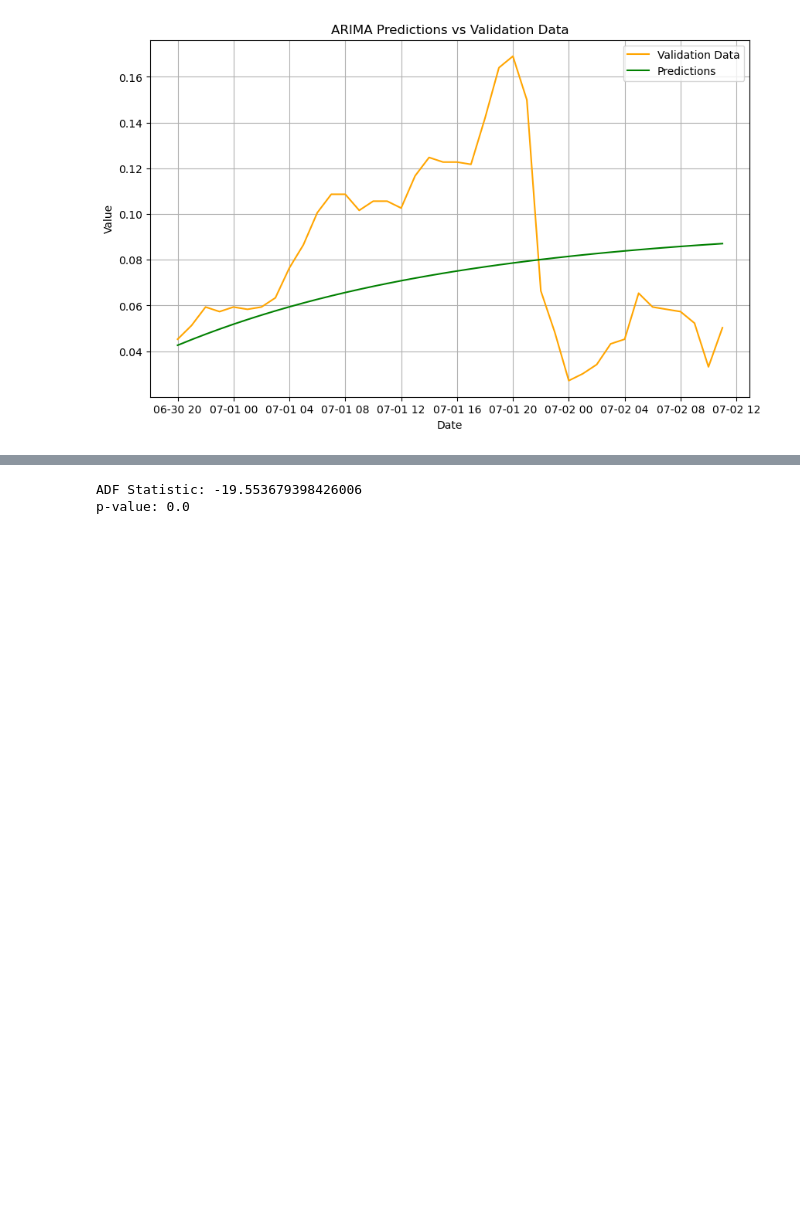
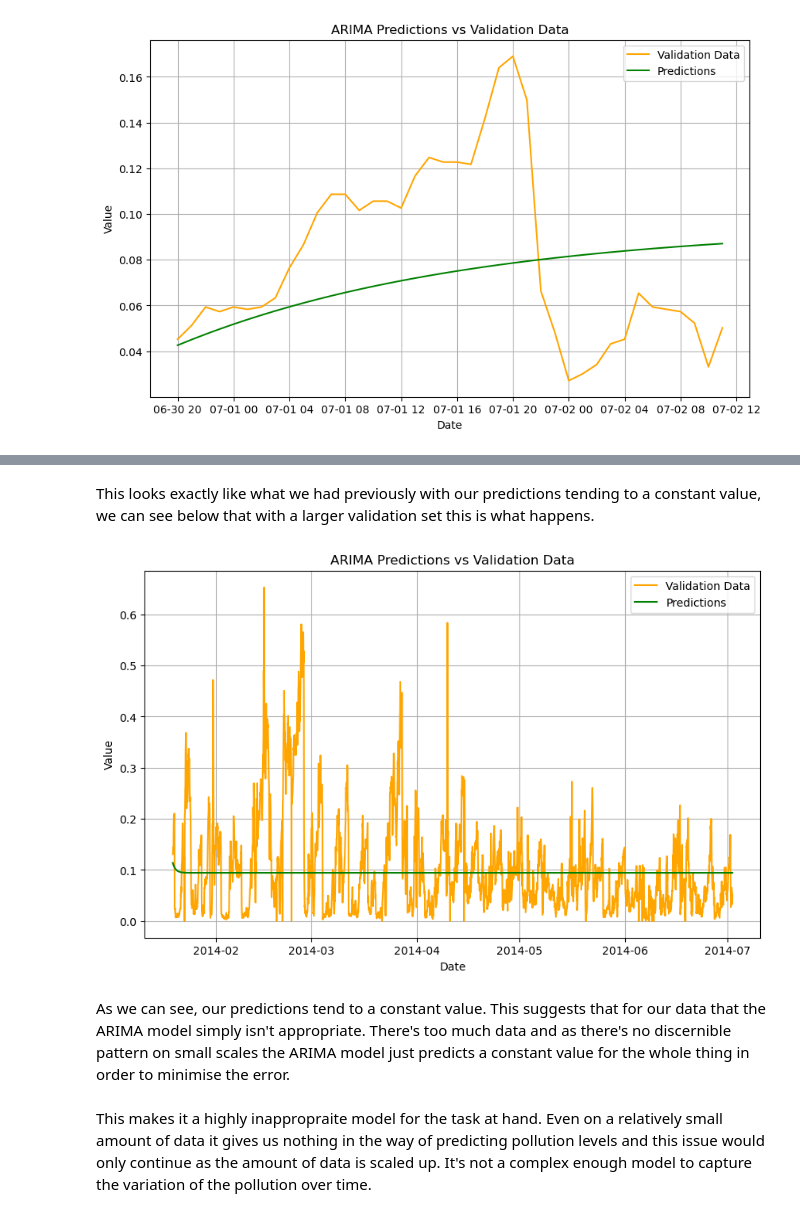
Before and after one commit to djjjones6/Group_Assessment_2, a Jupyter notebook: DaveJ/ARIMA.ipynb, the cells around one changed output, grey strips where cells are left out. Saved outputs shown, nothing was run; the diff lists cells and outputs as text; code cells hidden in the pictures; blank space fills up the shorter version.

```diff
--- a/DaveJ/ARIMA.ipynb
+++ b/DaveJ/ARIMA.ipynb
@@ -198,13 +244,34 @@ Performing stepwise search to minimize aic
 2014-07-02 11:00:00    0.088048
 Freq: h, dtype: float64
 [figure]
-# %%
-from statsmodels.tsa.stattools import adfuller
-
-# Perform Augmented Dickey-Fuller test
-result = adfuller(train_df2)
-print('ADF Statistic:', result[0])
-print('p-value:', result[1])
-# %% [output]
-ADF Statistic: -19.553679398426006
-p-value: 0.0
+# %% [markdown]
+This looks exactly like what we had previously with our predictions tending to a constant value, we can see below that with a larger validation set this is what happens.
+# %%
+#Creating a training and validation set with a 90/10 split
+train_size1 = int(len(train_data) * 0.9)
+train_df3 = train_data[:train_size1]
+val_df1 = train_data[train_size1:]
+train_df4 = train_df3[['pollution']]
+# %%
+train_df4.index.freq = 'h'
+model = ARIMA(train_df4, order=(1, 0, 1))
+arima_model = model.fit()
+
+forecast1 = arima_model.forecast(steps=len(val_df1))
+
+plt.figure(figsize=(10, 6))
+plt.plot(val_df1["pollution"], label='Validation Data', color='orange')
+plt.plot(val_df1.index, forecast1, label='Predictions', color='green')
+
+plt.title('ARIMA Predictions vs Validation Data')
+plt.xlabel('Date')
+plt.ylabel('Value')
+plt.legend()
+plt.grid(True)
+plt.show()
+# %% [output]
+[figure, added]
+# %% [markdown]
+As we can see, our predictions tend to a constant value. This suggests that for our data that the ARIMA model simply isn't appropriate. There's too much data and as there's no discernible pattern on small scales the ARIMA model just predicts a constant value for the whole thing in order to minimise the error.
+# %% [markdown]
+This makes it a highly inappropraite model for the task at hand. Even on a relatively small amount of data it gives us nothing in the way of predicting pollution levels and this issue would only continue as the amount of data is scaled up. It's not a complex enough model to capture the variation of the pollution over time.
```
Also changed, not shown: parts of 32 cells of this notebook.
